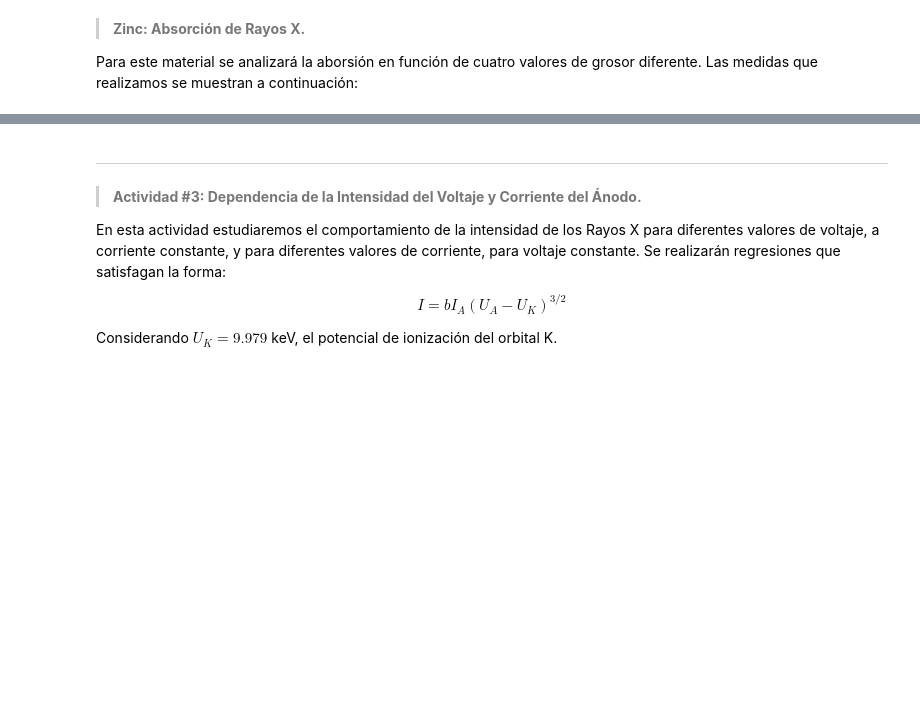
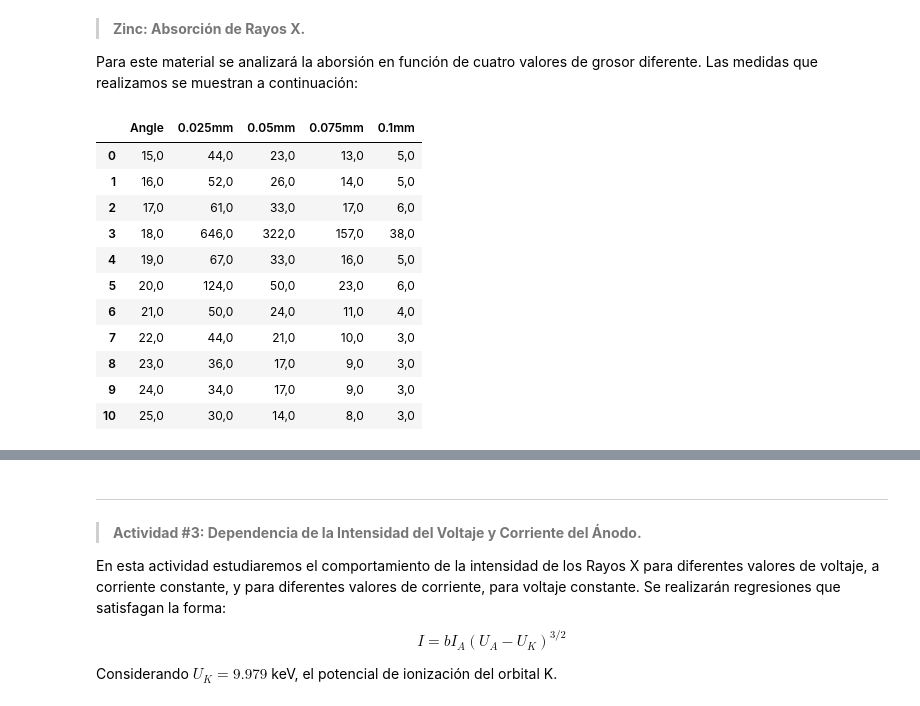
Before and after one commit to ThomasAnkhe/Laboratorio-Intermedio---Uniandes-2024, a Jupyter notebook: X-Rays/X-Rays.ipynb, the cells around one changed output, grey strips where cells are left out. Drawn from its saved outputs; the diff is of its cells as text; code cells hidden in the pictures; blank space fills up the shorter version.

```diff
--- a/X-Rays/X-Rays.ipynb
+++ b/X-Rays/X-Rays.ipynb
@@ -623,4 +583,20 @@ AmbII_Inten = Ambience["Intensity"].to_numpy()
 AmbII_Angle = ChangeType(AmbII_Angle)
 AmbII_Inten = ChangeType(AmbII_Inten)
 AmbII_Wave = SetWave(AmbII_Angle, d, phase)
+# %%
+Zn = pd.read_excel(path + "Zn.xlsx")
+Zn
+# %% [output]
+|  | Angle | 0.025mm | 0.05mm | 0.075mm | 0.1mm |
+| 0 | 15,0 | 44,0 | 23,0 | 13,0 | 5,0 |
+| 1 | 16,0 | 52,0 | 26,0 | 14,0 | 5,0 |
+| 2 | 17,0 | 61,0 | 33,0 | 17,0 | 6,0 |
+| 3 | 18,0 | 646,0 | 322,0 | 157,0 | 38,0 |
+| 4 | 19,0 | 67,0 | 33,0 | 16,0 | 5,0 |
+| 5 | 20,0 | 124,0 | 50,0 | 23,0 | 6,0 |
+| 6 | 21,0 | 50,0 | 24,0 | 11,0 | 4,0 |
+| 7 | 22,0 | 44,0 | 21,0 | 10,0 | 3,0 |
+| 8 | 23,0 | 36,0 | 17,0 | 9,0 | 3,0 |
+| 9 | 24,0 | 34,0 | 17,0 | 9,0 | 3,0 |
+| 10 | 25,0 | 30,0 | 14,0 | 8,0 | 3,0 |
 # %%
```
Also changed, not shown: parts of 51 cells of this notebook, 17 other files.
